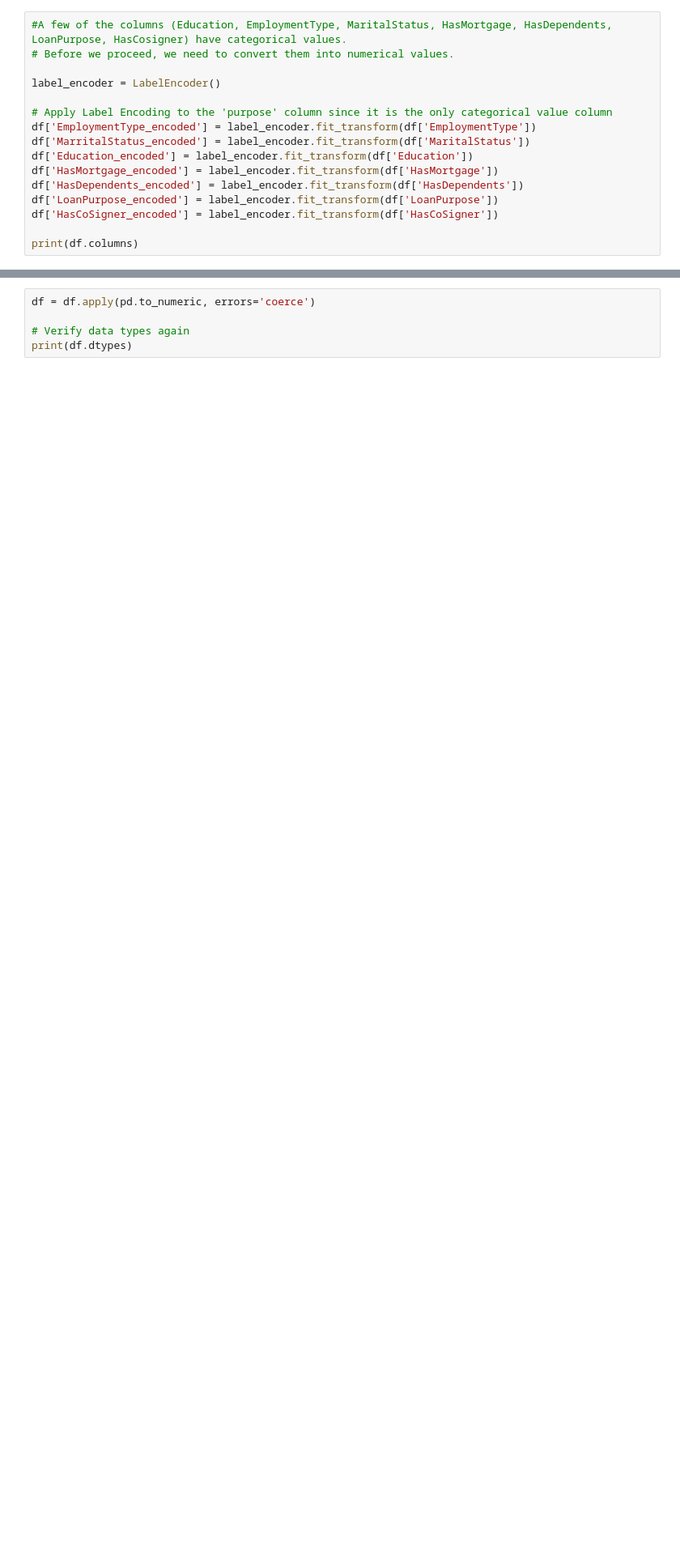
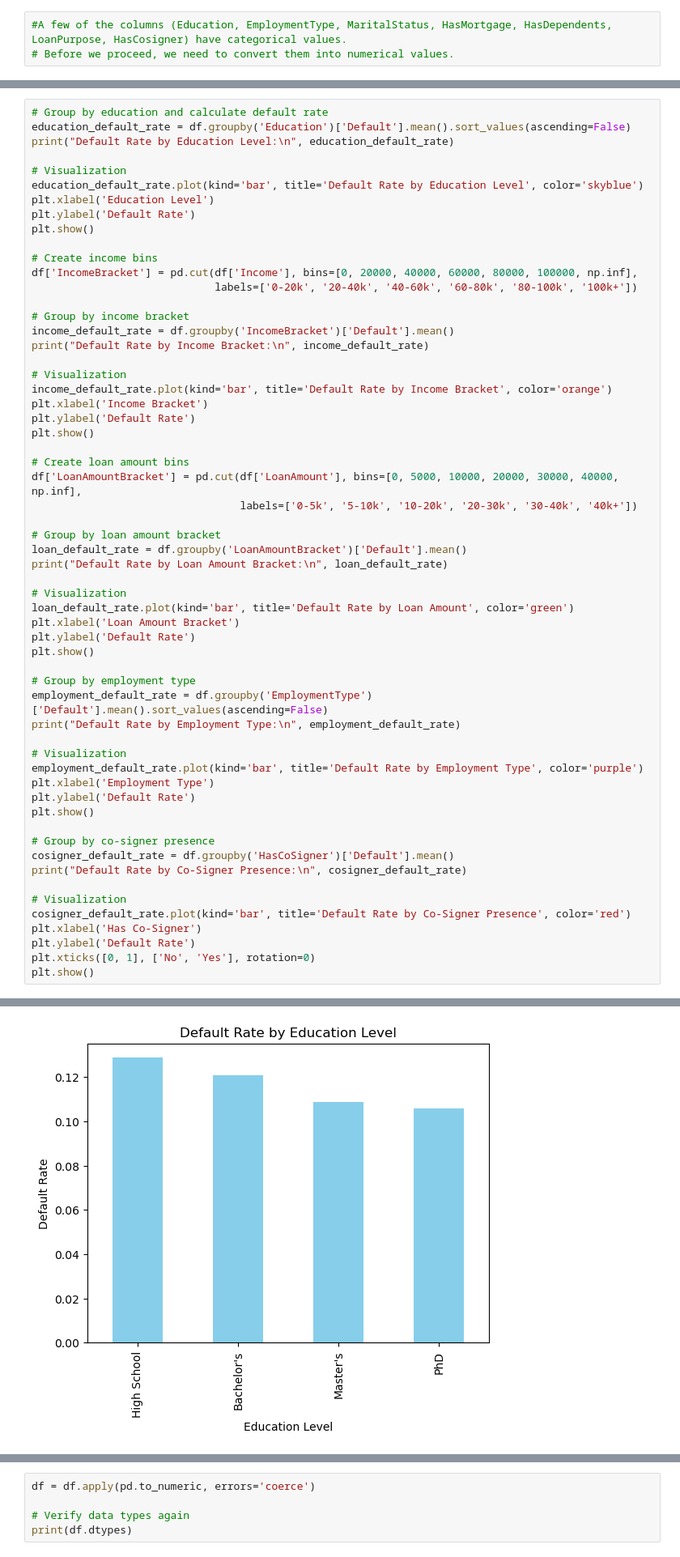
Before and after one commit to sharmaraghav644/PrivateRepo, a Jupyter notebook: Loan_Default_Predication_Code.ipynb, the cells around one changed output, grey strips where cells are left out. Shown at 81% size. Saved outputs shown, nothing was run; the diff lists cells and outputs as text; blank space fills up the shorter version.

Commit message:
Added more visualizations and advanced business insights from differentiation

```diff
--- a/Loan_Default_Predication_Code.ipynb
+++ b/Loan_Default_Predication_Code.ipynb
@@ -236,16 +236,3 @@ print(df.head(5))
 # %%
 #A few of the columns (Education, EmploymentType, MaritalStatus, HasMortgage, HasDependents, LoanPurpose, HasCosigner) have categorical values.
 # Before we proceed, we need to convert them into numerical values.
-
-label_encoder = LabelEncoder()
-
-# Apply Label Encoding to the 'purpose' column since it is the only categorical value column
-df['EmploymentType_encoded'] = label_encoder.fit_transform(df['EmploymentType'])
-df['MarritalStatus_encoded'] = label_encoder.fit_transform(df['MaritalStatus'])
-df['Education_encoded'] = label_encoder.fit_transform(df['Education'])
-df['HasMortgage_encoded'] = label_encoder.fit_transform(df['HasMortgage'])
-df['HasDependents_encoded'] = label_encoder.fit_transform(df['HasDependents'])
-df['LoanPurpose_encoded'] = label_encoder.fit_transform(df['LoanPurpose'])
-df['HasCoSigner_encoded'] = label_encoder.fit_transform(df['HasCoSigner'])
-
-print(df.columns)
@@ -279,0 +239,60 @@ print(df.head(4))
+# %%
+# Group by education and calculate default rate
+education_default_rate = df.groupby('Education')['Default'].mean().sort_values(ascending=False)
+print("Default Rate by Education Level:\n", education_default_rate)
+
+# Visualization
+education_default_rate.plot(kind='bar', title='Default Rate by Education Level', color='skyblue')
+plt.xlabel('Education Level')
+plt.ylabel('Default Rate')
+plt.show()
+
+# Create income bins
+df['IncomeBracket'] = pd.cut(df['Income'], bins=[0, 20000, 40000, 60000, 80000, 100000, np.inf],
+                             labels=['0-20k', '20-40k', '40-60k', '60-80k', '80-100k', '100k+'])
+
+# Group by income bracket
+income_default_rate = df.groupby('IncomeBracket')['Default'].mean()
+print("Default Rate by Income Bracket:\n", income_default_rate)
+
+# Visualization
+income_default_rate.plot(kind='bar', title='Default Rate by Income Bracket', color='orange')
+plt.xlabel('Income Bracket')
+plt.ylabel('Default Rate')
+plt.show()
+
+# Create loan amount bins
+df['LoanAmountBracket'] = pd.cut(df['LoanAmount'], bins=[0, 5000, 10000, 20000, 30000, 40000, np.inf],
+                                 labels=['0-5k', '5-10k', '10-20k', '20-30k', '30-40k', '40k+'])
+
+# Group by loan amount bracket
+loan_default_rate = df.groupby('LoanAmountBracket')['Default'].mean()
+print("Default Rate by Loan Amount Bracket:\n", loan_default_rate)
+
+# Visualization
+loan_default_rate.plot(kind='bar', title='Default Rate by Loan Amount', color='green')
+plt.xlabel('Loan Amount Bracket')
+plt.ylabel('Default Rate')
+plt.show()
+
+# Group by employment type
+employment_default_rate = df.groupby('EmploymentType')['Default'].mean().sort_values(ascending=False)
+print("Default Rate by Employment Type:\n", employment_default_rate)
+
+# Visualization
+employment_default_rate.plot(kind='bar', title='Default Rate by Employment Type', color='purple')
+plt.xlabel('Employment Type')
+plt.ylabel('Default Rate')
+plt.show()
+
+# Group by co-signer presence
+cosigner_default_rate = df.groupby('HasCoSigner')['Default'].mean()
+print("Default Rate by Co-Signer Presence:\n", cosigner_default_rate)
+
+# Visualization
+cosigner_default_rate.plot(kind='bar', title='Default Rate by Co-Signer Presence', color='red')
+plt.xlabel('Has Co-Signer')
+plt.ylabel('Default Rate')
+plt.xticks([0, 1], ['No', 'Yes'], rotation=0)
+plt.show()
+# %% [output]
@@ -279,0 +306 @@ print(df.head(4))
+[figure, added]
```
Also changed, not shown: parts of 7 cells of this notebook, 1 other file.
